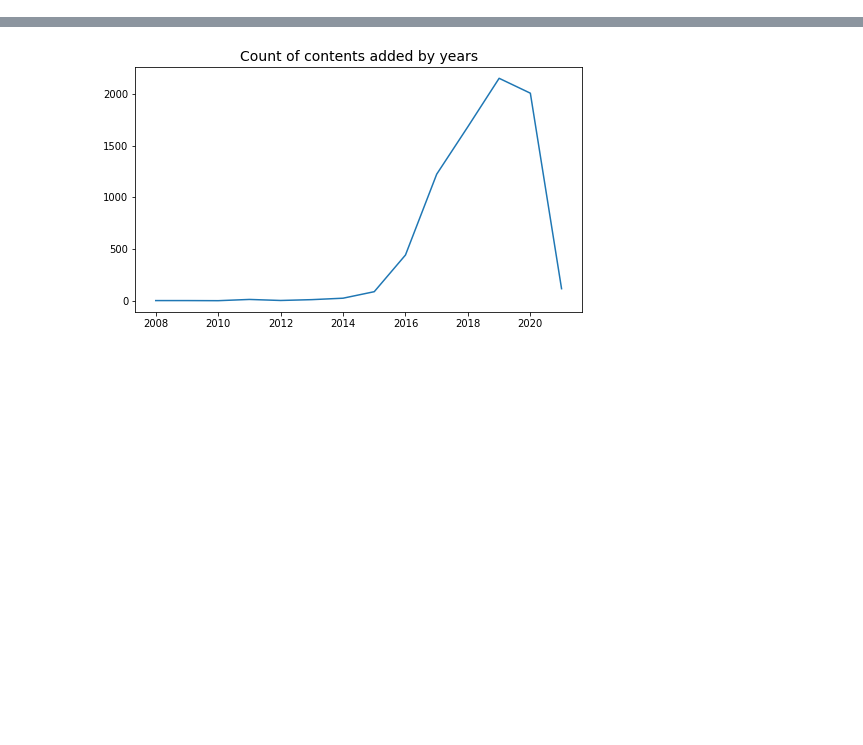
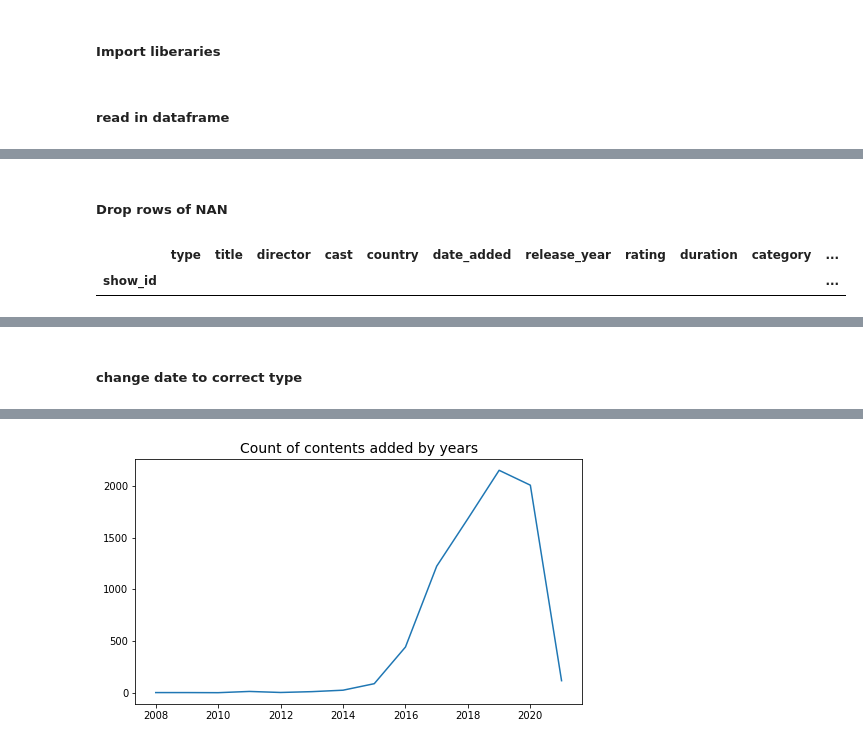
Before and after one commit to NofarAzilik/Netflix-data-analysis, a Jupyter notebook: jupyter_netflix.ipynb, the cells around one changed output, grey strips where cells are left out. Drawn from its saved outputs; the diff is of its cells as text; code cells hidden in the pictures; blank space fills up the shorter version.

```diff
--- a/jupyter_netflix.ipynb
+++ b/jupyter_netflix.ipynb
@@ -1,3 +1,5 @@
+# %% [markdown]
+##### Import liberaries
 # %%
 from matplotlib import colors
 import pandas as pd
@@ -11,3 +14,5 @@ from pandas.core.indexes import category
+# %% [markdown]
+##### read in dataframe
 # %%
 data = pd.read_csv(r'C:\\Users\\azili\\OneDrive\\Documents\\Netflix_project\\Clean_Data.csv', index_col= 'show_id')
 df = DataFrame(data)
@@ -20,3 +25,15 @@ df.head()
 | 3 | Movie | A Love Song for Latasha | Sophia Nahli Allison | NaN | United States | September 21, 2020 | 2020 | TV-PG | 20 min | Documentaries | ... |
 | 4 | Movie | A Love Story | Maryo J. De los Reyes | Maricel Soriano, Aga Muhlach, Ang... | Philippines | March 14, 2019 | 2007 | TV-14 | 117 min | Dramas, International Movies, Rom... | ... |
 | 5 | TV Show | A Man Called God | NaN | Song Il-gook, Han Chae-young, Kim... | South Korea | March 12, 2019 | 2010 | TV-14 | 1 Season | Crime TV Shows, Korean TV Shows | ... |
+# %% [markdown]
+##### Drop rows of NAN
+# %%
+# Find NAN
+nan_df = df[df.isna().all(axis=1)]
+display(nan_df.head())
+
+df = df.dropna(how='all')
+df.head()
+# %% [output]
+|  | type | title | director | cast | country | date_added | release_year | rating | duration | category | ... |
+| show_id |  |  |  |  |  |  |  |  |  |  | ... |
@@ -22,0 +47,2 @@ df.head()
+# %% [markdown]
+##### change date to correct type
```
Also changed, not shown: parts of 29 cells of this notebook.
